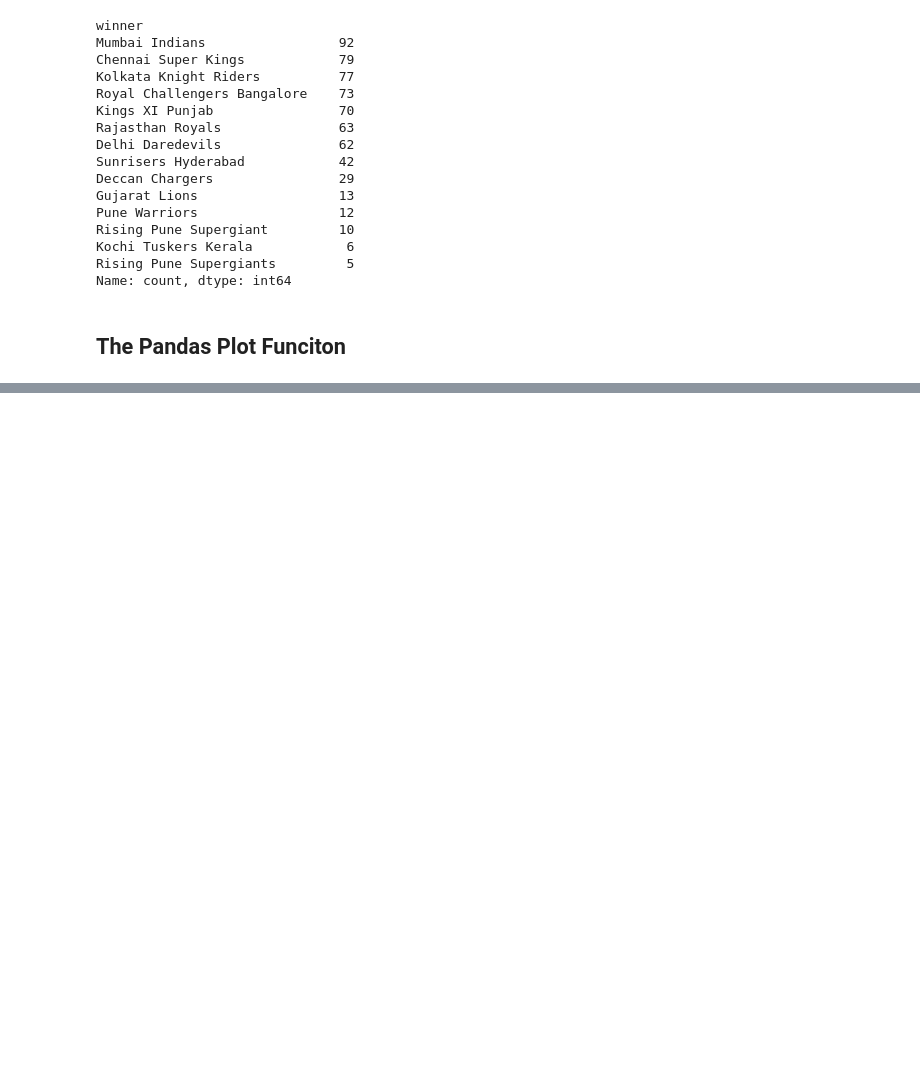
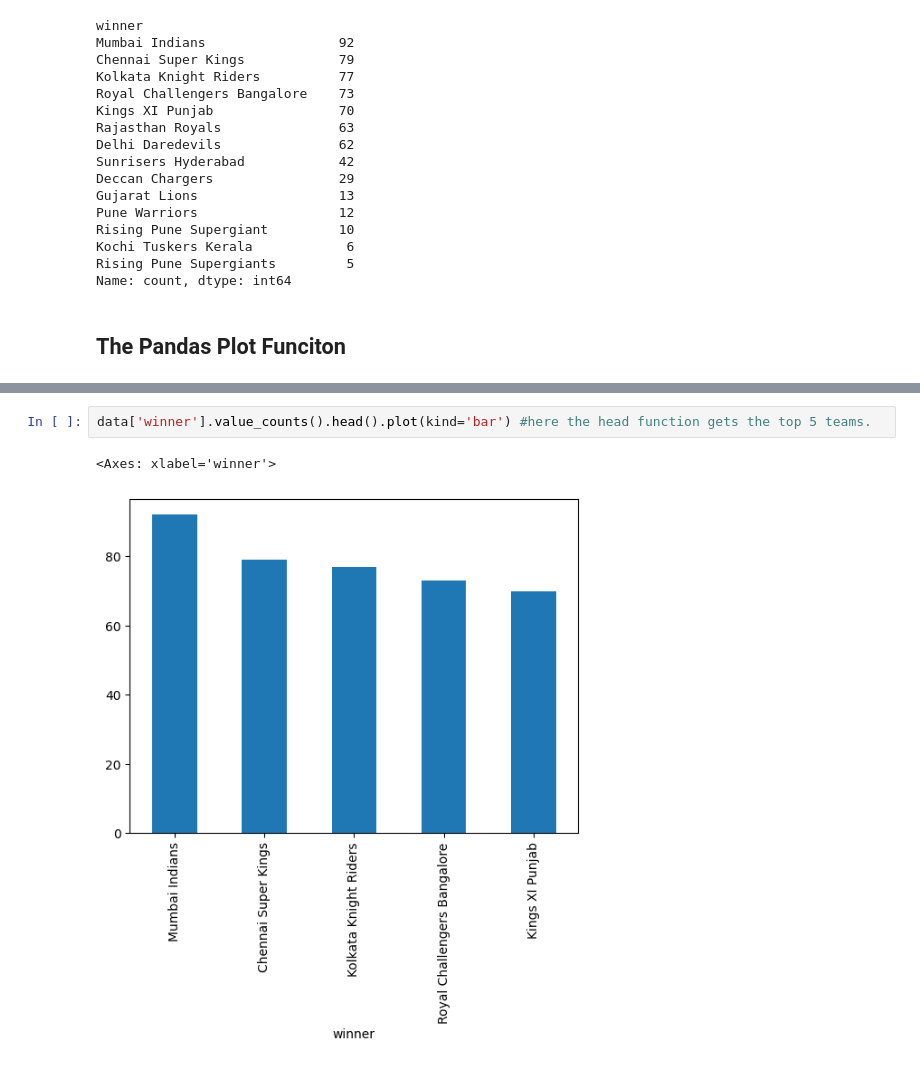
Before and after one commit to uchouhan14/Python-Libraries, a Jupyter notebook: Pandas/Pandas.ipynb, the cells around one changed output, grey strips where cells are left out. Saved outputs shown, nothing was run; the diff lists cells and outputs as text; blank space fills up the shorter version.

```diff
--- a/Pandas/Pandas.ipynb
+++ b/Pandas/Pandas.ipynb
@@ -312,0 +320,5 @@ Name: count, dtype: int64
+# %%
+data['winner'].value_counts().head().plot(kind='bar') #here the head function gets the top 5 teams.
+# %% [output]
+<Axes: xlabel='winner'>
+[figure, added]
```
Also changed, not shown: parts of 26 cells of this notebook.
